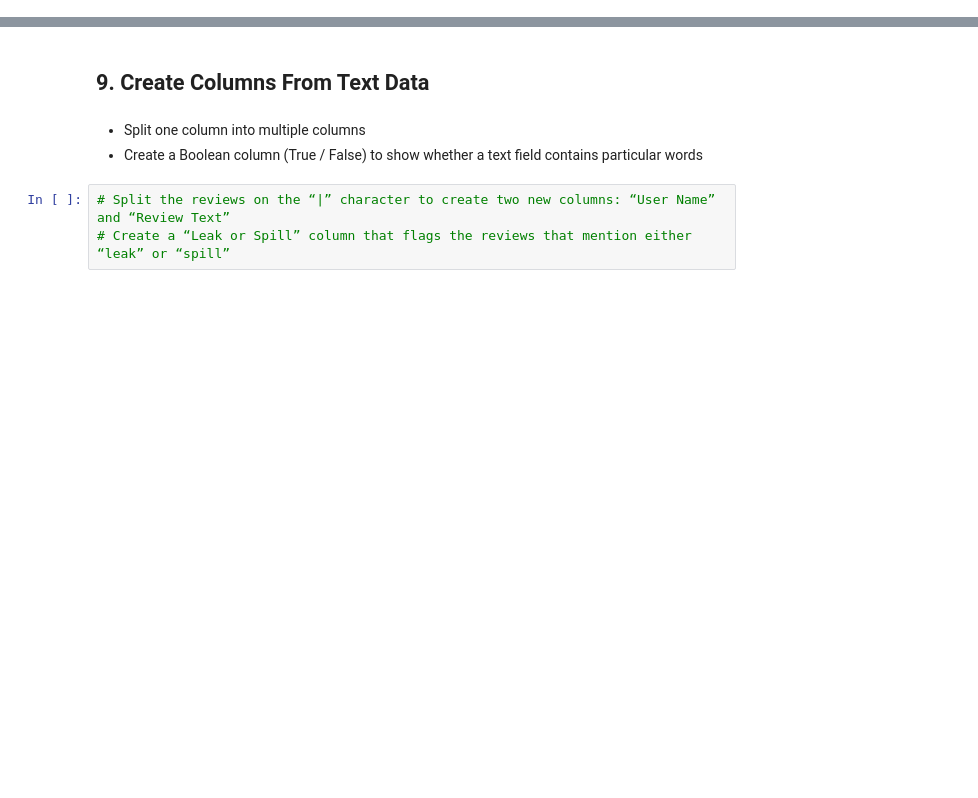
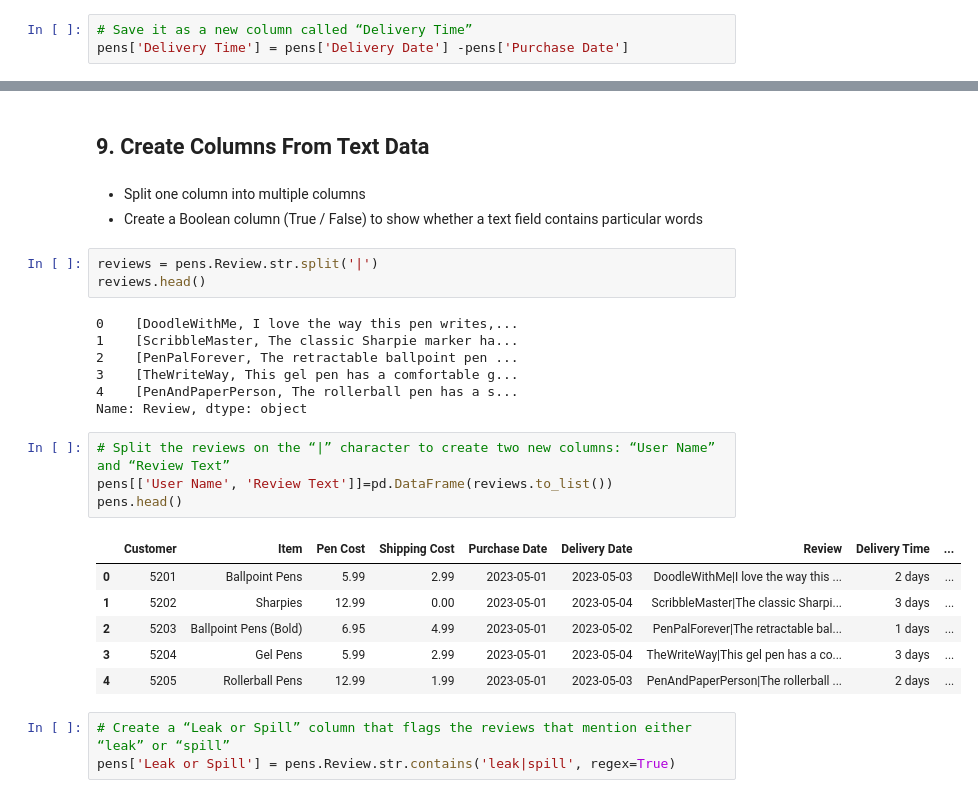
Before and after one commit to Jdalarmi/DataScience, a Jupyter notebook: app/Exploratory_Data_Analysis/solve_problems.ipynb, the cells around one changed output, grey strips where cells are left out. Drawn from its saved outputs; the diff is of its cells as text; blank space fills up the shorter version.

Commit message:
Finish cleaning data, start explory data analysis

```diff
--- a/app/Exploratory_Data_Analysis/solve_problems.ipynb
+++ b/app/Exploratory_Data_Analysis/solve_problems.ipynb
@@ -290,2 +290,5 @@ pens["Free Shipping"] = np.where(pens['Shipping Cost'] == 0, 'Yes', 'No')
+# %%
+# Save it as a new column called “Delivery Time”
+pens['Delivery Time'] = pens['Delivery Date'] -pens['Purchase Date']
 # %%
 # Calculate the number of days between the purchase and delivery date for each sale
@@ -296,6 +310,27 @@ pens["Free Shipping"] = np.where(pens['Shipping Cost'] == 0, 'Yes', 'No')
 # %% [markdown]
 * Split one column into multiple columns
 * Create a Boolean column (True / False) to show whether a text field contains particular words
+# %%
+reviews = pens.Review.str.split('|')
+reviews.head()
+# %% [output]
+0    [DoodleWithMe, I love the way this pen writes,...
+1    [ScribbleMaster, The classic Sharpie marker ha...
+2    [PenPalForever, The retractable ballpoint pen ...
+3    [TheWriteWay, This gel pen has a comfortable g...
+4    [PenAndPaperPerson, The rollerball pen has a s...
+Name: Review, dtype: object
 # %%
 # Split the reviews on the “|” character to create two new columns: “User Name” and “Review Text”
-# Create a “Leak or Spill” column that flags the reviews that mention either “leak” or “spill”
+pens[['User Name', 'Review Text']]=pd.DataFrame(reviews.to_list())
+pens.head()
+# %% [output]
+|  | Customer | Item | Pen Cost | Shipping Cost | Purchase Date | Delivery Date | Review | Delivery Time | ... |
+| 0 | 5201 | Ballpoint Pens | 5.99 | 2.99 | 2023-05-01 | 2023-05-03 | DoodleWithMe|I love the way this ... | 2 days | ... |
+| 1 | 5202 | Sharpies | 12.99 | 0.00 | 2023-05-01 | 2023-05-04 | ScribbleMaster|The classic Sharpi... | 3 days | ... |
+| 2 | 5203 | Ballpoint Pens (Bold) | 6.95 | 4.99 | 2023-05-01 | 2023-05-02 | PenPalForever|The retractable bal... | 1 days | ... |
+| 3 | 5204 | Gel Pens | 5.99 | 2.99 | 2023-05-01 | 2023-05-04 | TheWriteWay|This gel pen has a co... | 3 days | ... |
+| 4 | 5205 | Rollerball Pens | 12.99 | 1.99 | 2023-05-01 | 2023-05-03 | PenAndPaperPerson|The rollerball ... | 2 days | ... |
+# %%
+# Create a “Leak or Spill” column that flags the reviews that mention either “leak” or “spill”
+pens['Leak or Spill'] = pens.Review.str.contains('leak|spill', regex=True)
```
Also changed, not shown: parts of 4 cells of this notebook, 1 other file.
